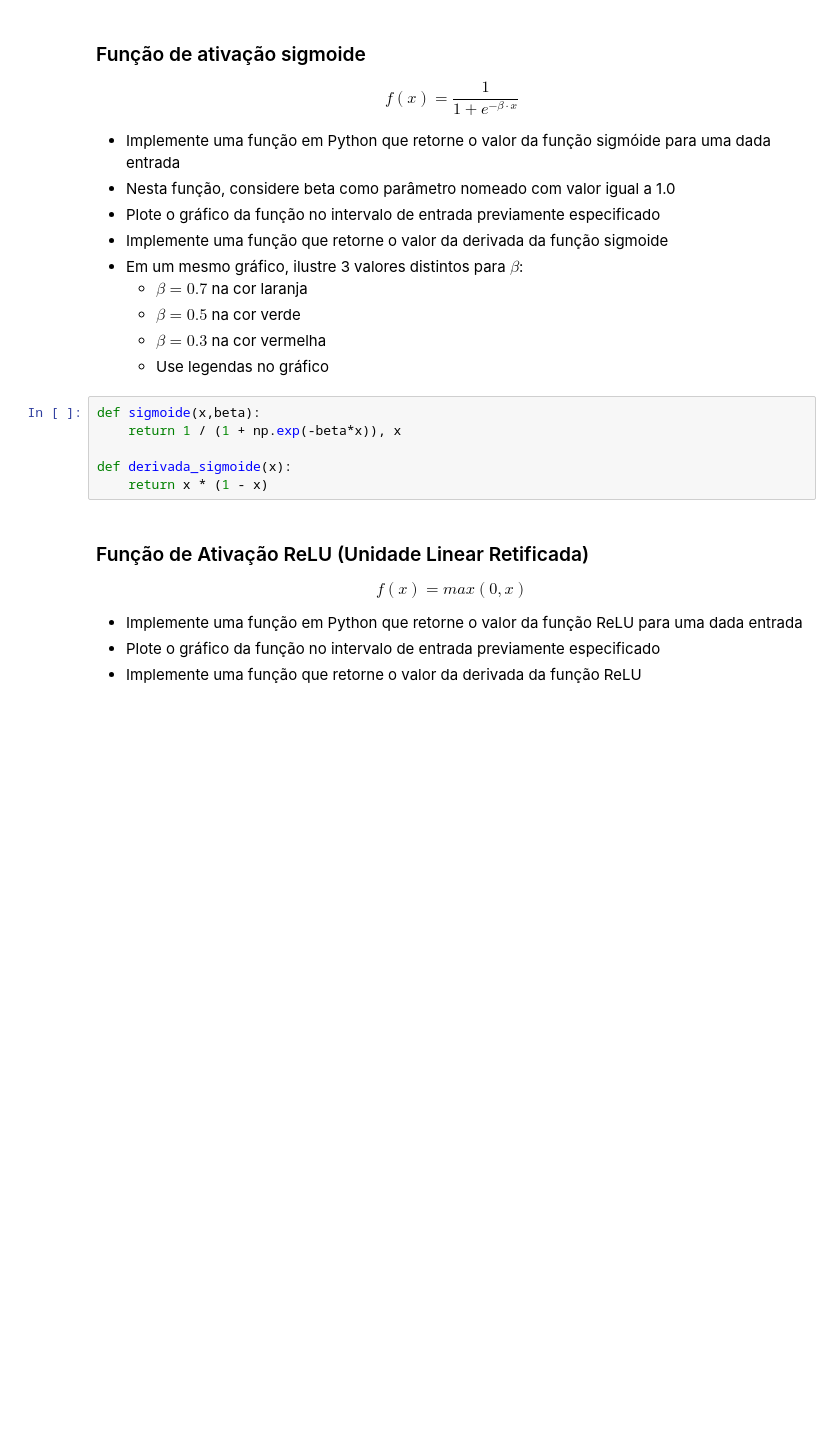
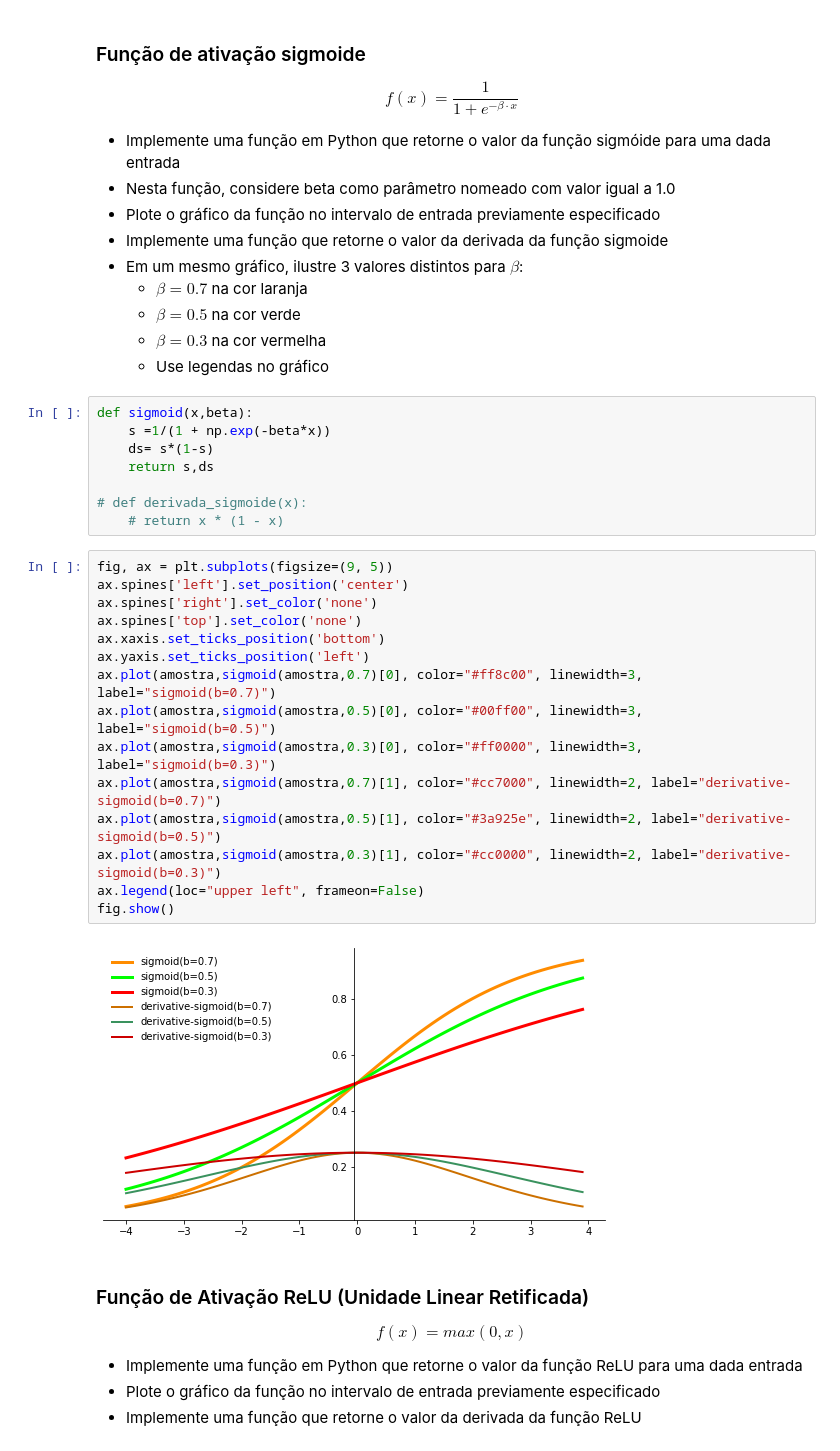
Before and after one commit to WilbertMarins/RNA-PP3.1, a Jupyter notebook: Funções de Ativação.ipynb, the cells around one changed output. Drawn from its saved outputs; the diff is of its cells as text; blank space fills up the shorter version.

Commit message:
geração de gráficos funções sigmoid,Relu e linear

```diff
--- a/Funções de Ativação.ipynb
+++ b/Funções de Ativação.ipynb
@@ -59,11 +59,30 @@ $$f(x) = \frac{1}{1 + e^{-\beta \cdot x}}$$
   - $\beta = 0.3$ na cor vermelha
   - Use legendas no gráfico
 # %%
-def sigmoide(x,beta):
-    return 1 / (1 + np.exp(-beta*x)), x
+def sigmoid(x,beta):
+    s =1/(1 + np.exp(-beta*x))
+    ds= s*(1-s)
+    return s,ds
 
-def derivada_sigmoide(x):
-    return x * (1 - x)
+# def derivada_sigmoide(x):
+    # return x * (1 - x)
+# %%
+fig, ax = plt.subplots(figsize=(9, 5))
+ax.spines['left'].set_position('center')
+ax.spines['right'].set_color('none')
+ax.spines['top'].set_color('none')
+ax.xaxis.set_ticks_position('bottom')
+ax.yaxis.set_ticks_position('left')
+ax.plot(amostra,sigmoid(amostra,0.7)[0], color="#ff8c00", linewidth=3, label="sigmoid(b=0.7)")
+ax.plot(amostra,sigmoid(amostra,0.5)[0], color="#00ff00", linewidth=3, label="sigmoid(b=0.5)")
+ax.plot(amostra,sigmoid(amostra,0.3)[0], color="#ff0000", linewidth=3, label="sigmoid(b=0.3)")
+ax.plot(amostra,sigmoid(amostra,0.7)[1], color="#cc7000", linewidth=2, label="derivative-sigmoid(b=0.7)")
+ax.plot(amostra,sigmoid(amostra,0.5)[1], color="#3a925e", linewidth=2, label="derivative-sigmoid(b=0.5)")
+ax.plot(amostra,sigmoid(amostra,0.3)[1], color="#cc0000", linewidth=2, label="derivative-sigmoid(b=0.3)")
+ax.legend(loc="upper left", frameon=False)
+fig.show()
+# %% [output]
+[figure, added]
 # %% [markdown]
 ### Função de Ativação ReLU (Unidade Linear Retificada)
 
```
Also changed, not shown: parts of 4 cells of this notebook.
